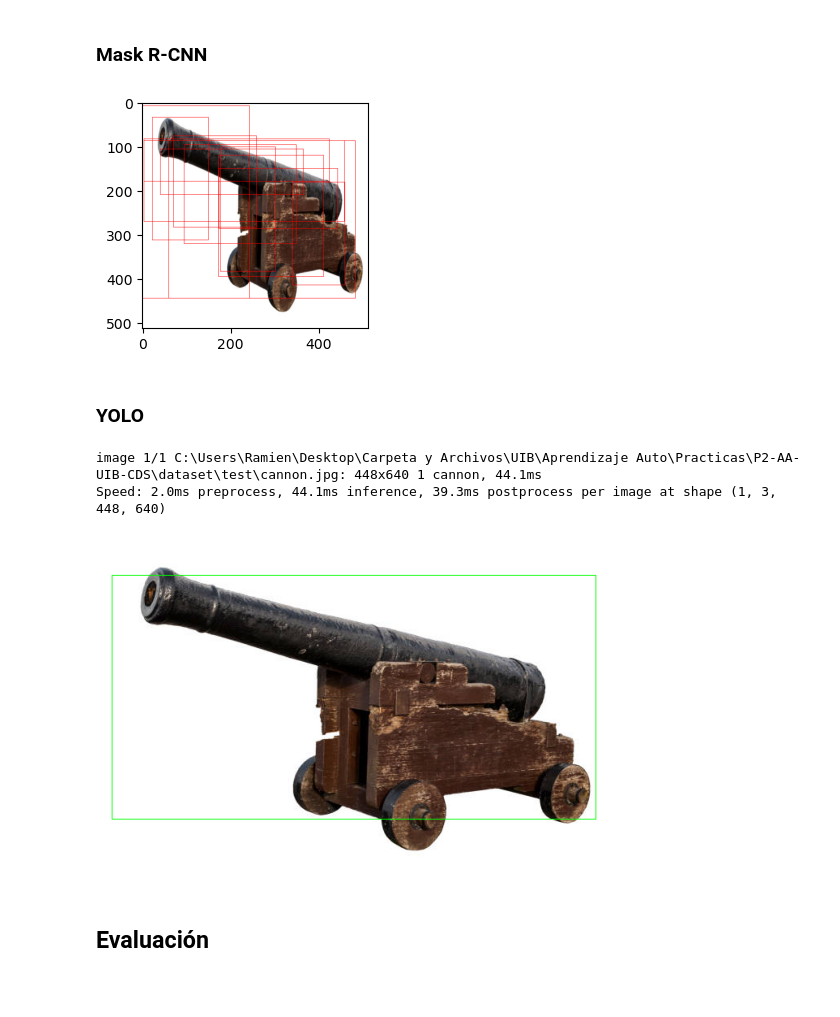
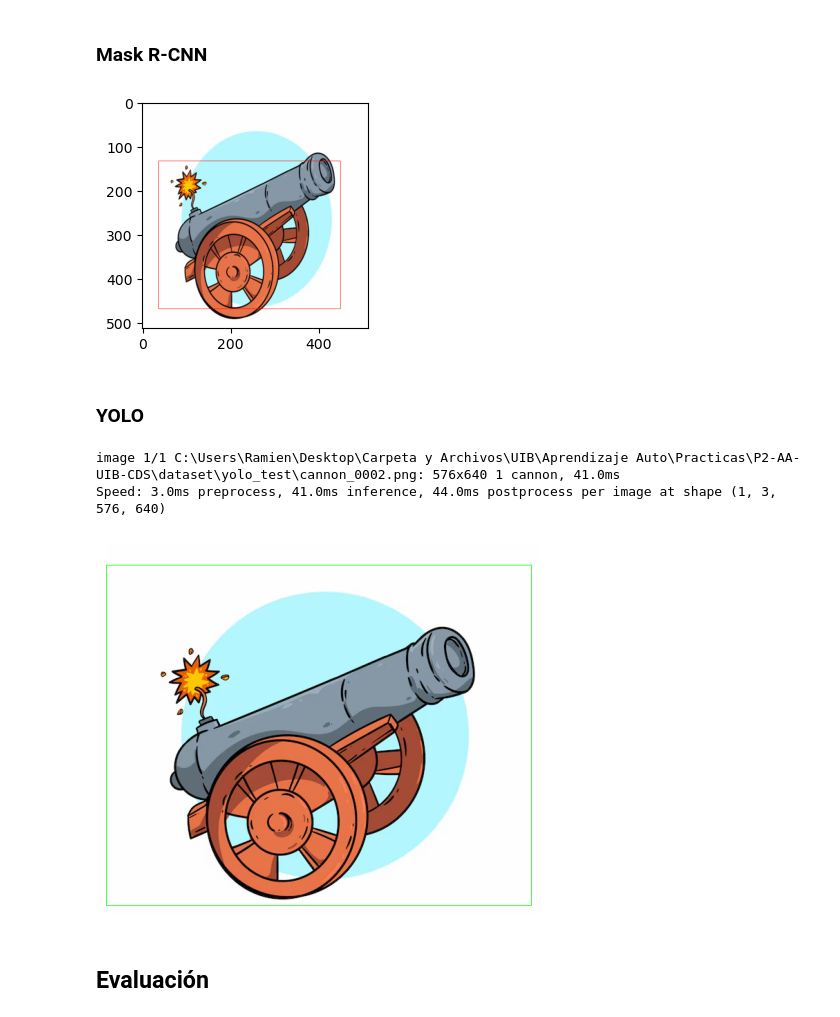
Before and after one commit to RamienM/P2-AA-UIB-CDS, a Jupyter notebook: Practica2.ipynb, the cells around one changed output. Saved outputs shown, nothing was run; the diff lists cells and outputs as text; code cells hidden in the pictures; blank space fills up the shorter version.

Commit message:
More test images and global variables
More test images and global variables

```diff
--- a/Practica2.ipynb
+++ b/Practica2.ipynb
@@ -82,6 +83,9 @@ BATCH_SIZE_MASK = 25 #NO recomendado, mejor potencias de 2.
 EPOCHS = 100
 learning_rate = 1e-3
 device = torch.device("cuda" if torch.cuda.is_available() else "cpu")
+PRINT = False
+
+IMG_MASK_YOLO = "dataset/yolo_test/cannon_0002.png"
 # %% [markdown]
 # Datos
 
@@ -1008,7 +1024,7 @@ modelo_MaskRCNN.eval()
 
 modelo_maskRCNN = modelo_MaskRCNN.to("cpu")
 
-img = Image.open("dataset/test/cannon.jpg").convert('RGB')
+img = Image.open(IMG_MASK_YOLO).convert('RGB')
 transform = transforms.Compose([
     transforms.ToTensor(),
     transforms.Resize((512, 512)),
@@ -1022,27 +1038,27 @@ drawn_boxes = draw_bounding_boxes(tensor[0], prediction[0]['boxes'], colors="red
 plt.subplot(122)
 plt.imshow(drawn_boxes.permute(1, 2, 0));
 # %% [output]
-[figure, old version]
+[figure, new version]
 # %% [markdown]
 ### YOLO
 # %%
-resultado = modelo_yolo_det("dataset/test/cannon.jpg")
+resultado = modelo_yolo_det(IMG_MASK_YOLO)
 resultados = resultado[0].boxes.xyxy.cpu().numpy().astype(int)
 
-imagen = cv2.imread("dataset/test/cannon.jpg")
+imagen = cv2.imread(IMG_MASK_YOLO)
 for r in resultados:
     imagen = cv2.rectangle(imagen, (r[0], r[1]), (r[2], r[3]), (0, 255, 0))
 
 imagen_rgb = cv2.cvtColor(imagen, cv2.COLOR_BGR2RGB)
 
 # Mostrar la imagen
 plt.imshow(imagen_rgb)
 plt.axis("off")  # Opcional: para ocultar los ejes
 plt.show()
 # %% [output]
-image 1/1 C:\Users\Ramien\Desktop\Carpeta y Archivos\UIB\Aprendizaje Auto\Practicas\P2-AA-UIB-CDS\dataset\test\cannon.jpg: 448x640 1 cannon, 44.1ms
-Speed: 2.0ms preprocess, 44.1ms inference, 39.3ms postprocess per image at shape (1, 3, 448, 640)
+image 1/1 C:\Users\Ramien\Desktop\Carpeta y Archivos\UIB\Aprendizaje Auto\Practicas\P2-AA-UIB-CDS\dataset\yolo_test\cannon_0002.png: 576x640 1 cannon, 41.0ms
+Speed: 3.0ms preprocess, 41.0ms inference, 44.0ms postprocess per image at shape (1, 3, 576, 640)
-[figure, old version]
+[figure, new version]
 # %% [markdown]
 ## Evaluación
 # %% [markdown]
```
Also changed, not shown: parts of 31 cells of this notebook, 11 other files.
